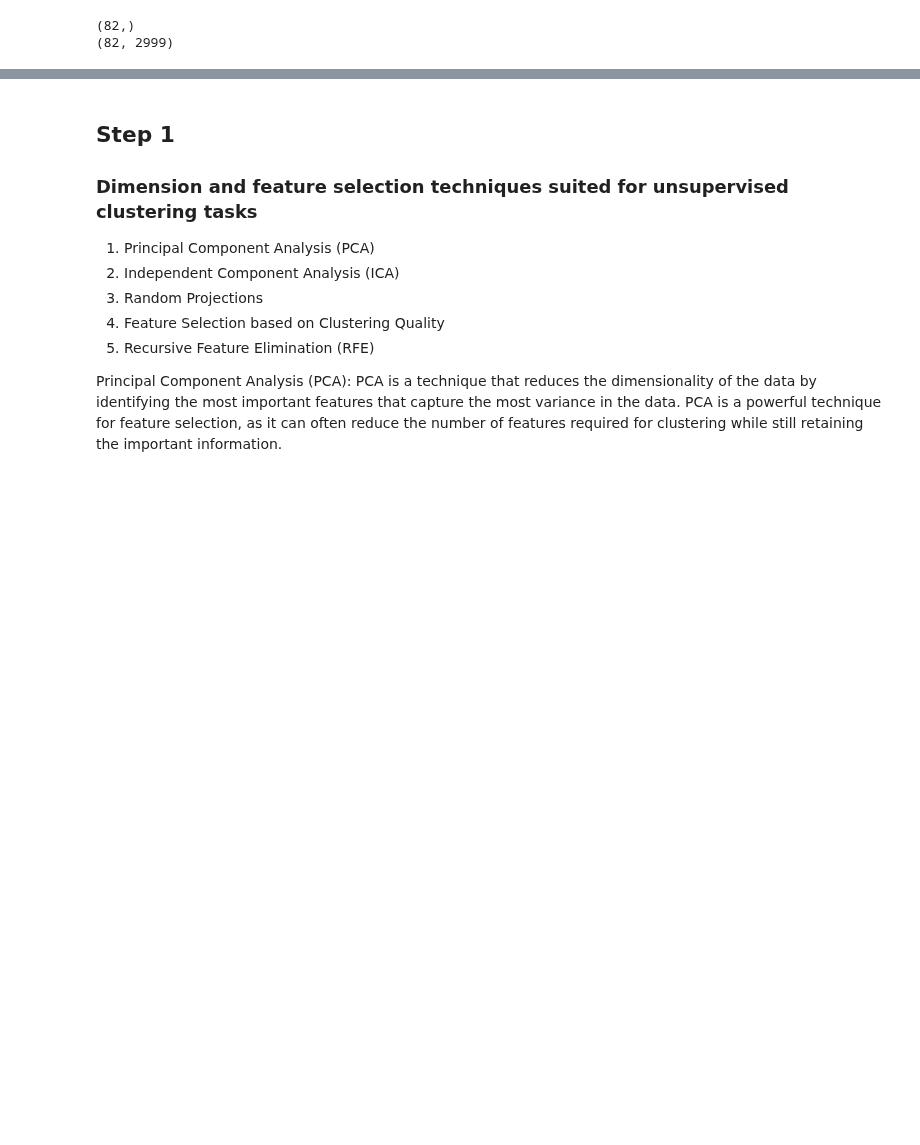
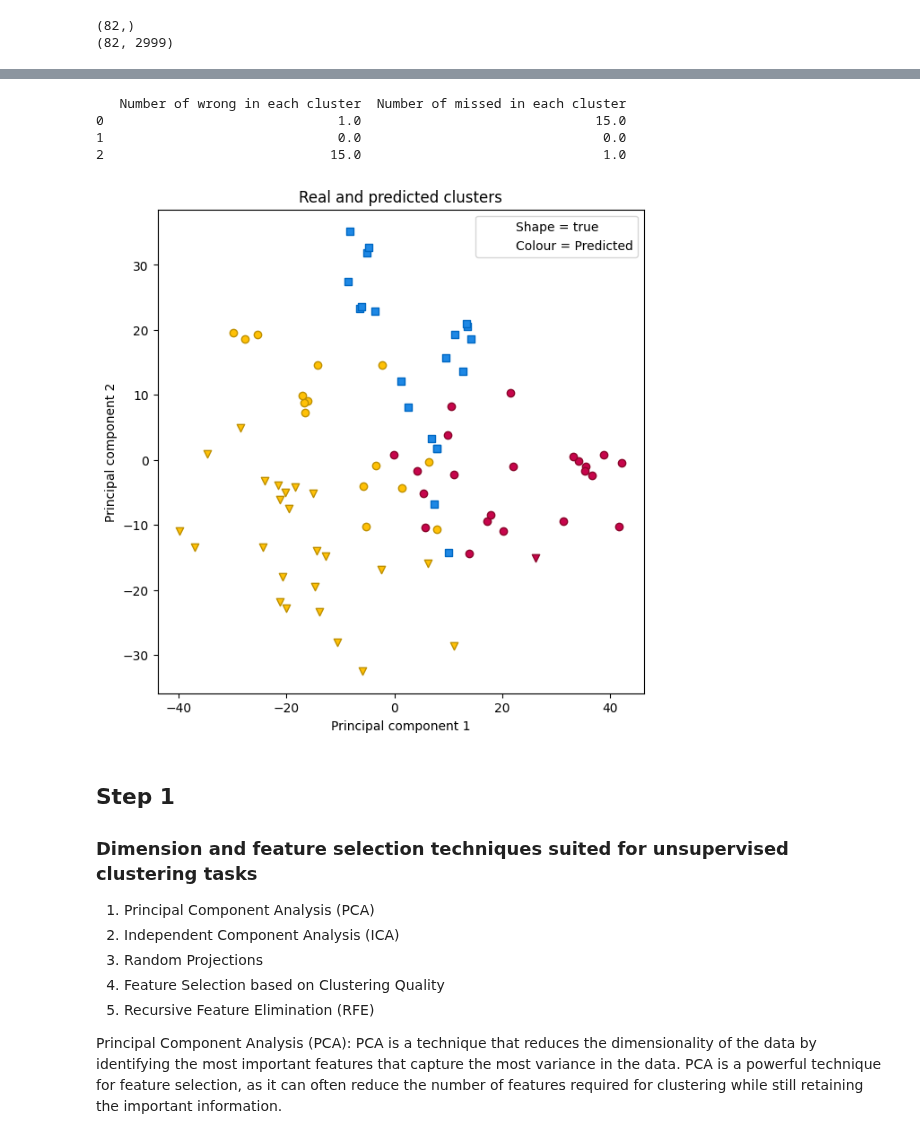
Before and after one commit to maximiliann97/Big-data-MVE441, a Jupyter notebook: Project3_clustering.ipynb, the cells around one changed output, grey strips where cells are left out. Saved outputs shown, nothing was run; the diff lists cells and outputs as text; code cells hidden in the pictures; blank space fills up the shorter version.

```diff
--- a/Project3_clustering.ipynb
+++ b/Project3_clustering.ipynb
@@ -36,0 +231,19 @@ print(np.shape(data))
+# %%
+def get_average_wrong_info_sc(reduced_data, nr_of_itt, nr_clusters, score):
+
+    average_wrong_info = np.zeros([3, 2])
+
+    for i in range(nr_of_itt):
+        k, pred_sc = spectral_cvscore(reduced_data, nr_clusters, score)
+        wrong_info = get_wrong_info(labels, pred_sc)
+
+        average_wrong_info[:, 0] += wrong_info.get("Number of wrong in each cluster")
+        average_wrong_info[:, 1] += wrong_info.get("Number of missed in each cluster")
+
+
+    average_wrong_info[:, 0] = average_wrong_info[:, 0]/nr_of_itt
+    average_wrong_info[:, 1] = average_wrong_info[:, 1]/nr_of_itt
+
+    wrong_info = pd.DataFrame(average_wrong_info, columns = ["Number of wrong in each cluster", "Number of missed in each cluster"])
+
+    return wrong_info
@@ -37,3 +263,18 @@ print(np.shape(data))
+# %%
+reduced_data = pca(data, 10)
+nr_of_itt = 100
+
+wrong_info = get_average_wrong_info_sc(reduced_data, nr_of_itt, 3, 'kmean')
+print(wrong_info)
+
+k, pred_sc = spectral_cvscore(reduced_data, 3, 'kmean')
+plot_difference_real(labels, pred_sc)
+# %% [output]
+   Number of wrong in each cluster  Number of missed in each cluster
+0                              1.0                              15.0
+1                              0.0                               0.0
+2                             15.0                               1.0
+[figure, added]
 # %% [markdown]
 ## Step 1
 
```
Also changed, not shown: parts of 38 cells of this notebook.
